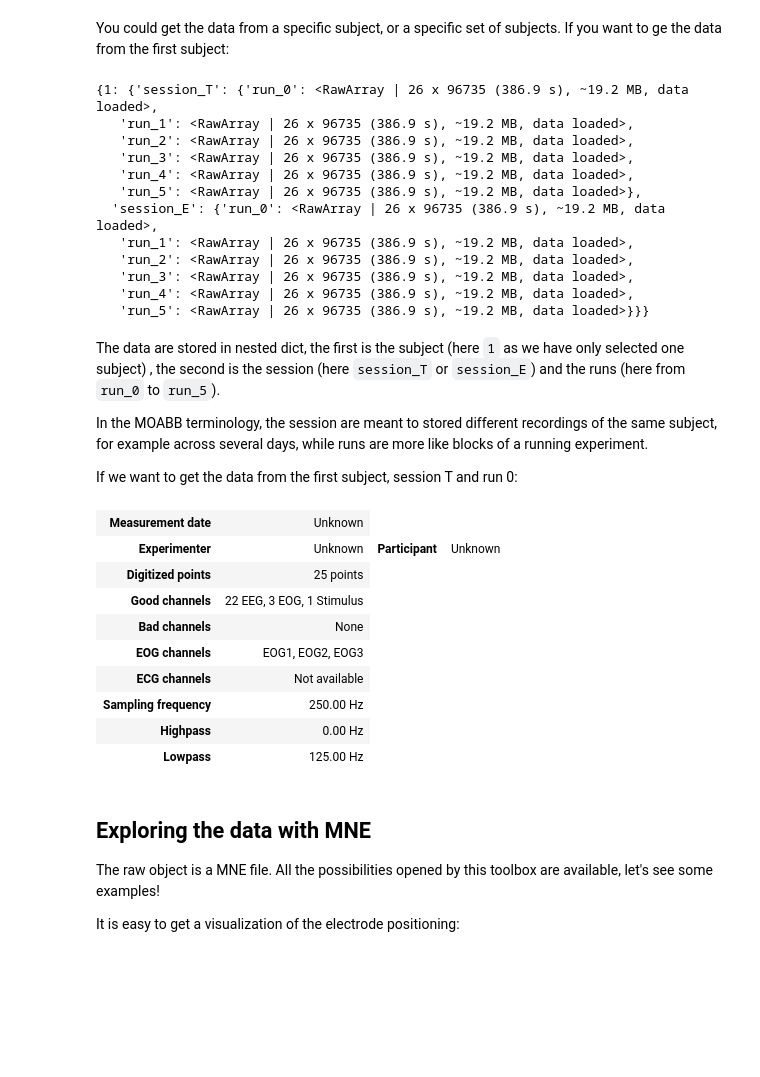
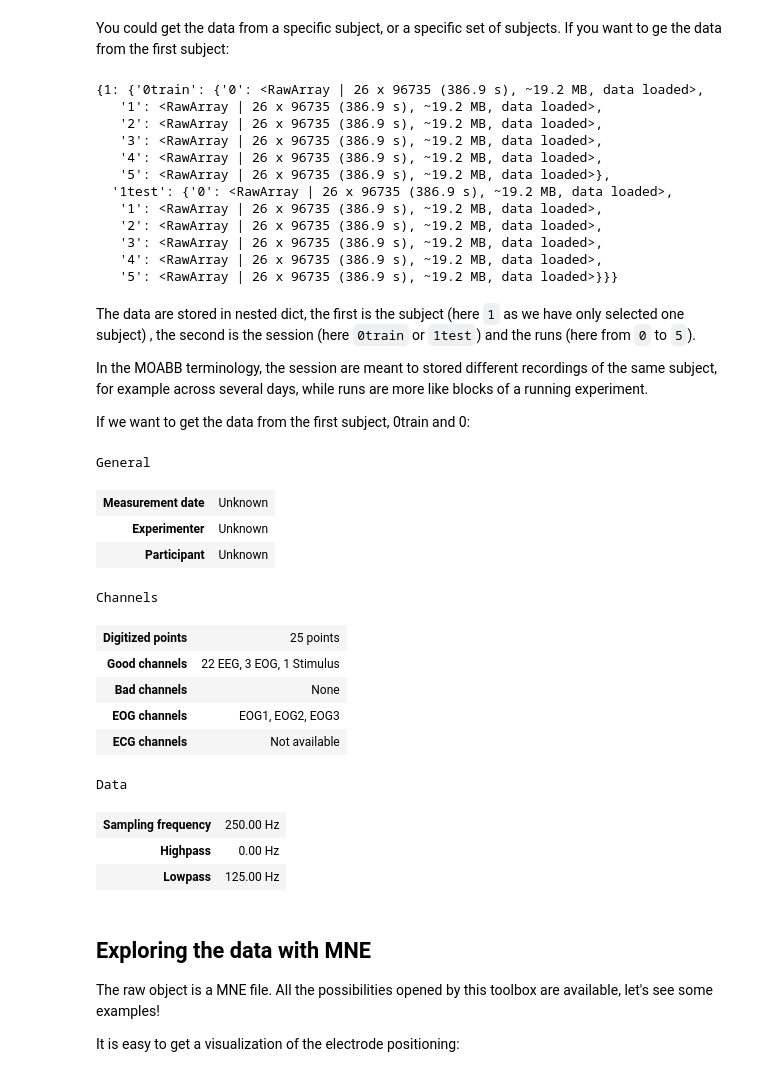
Before and after one commit to sylvchev/moabb_minischool, a Jupyter notebook: notebooks/1_Minischool_Discovering_MOABB.ipynb, the cells around one changed output. Cells and saved outputs as stored; diff of their text form; code cells hidden in the pictures; blank space fills up the shorter version.

```diff
--- a/notebooks/1_Minischool_Discovering_MOABB.ipynb
+++ b/notebooks/1_Minischool_Discovering_MOABB.ipynb
@@ -9,8 +9,8 @@ Please make sure you have verified your installation with the notebook `0_Minisc
 
 We will use the dataset 2a from BCI Competition IV as an example here. You could explicitely download the dataset with the following code.
 # %%
-from moabb.datasets import BNCI2014001
+from moabb.datasets import BNCI2014_001
 
-dataset = BNCI2014001()
+dataset = BNCI2014_001()
 dataset.download()
 # %% [output]
@@ -38,40 +38,44 @@ subj = 1
 data = dataset.get_data(subjects=[subj])
 data
 # %% [output]
-{1: {'session_T': {'run_0': <RawArray | 26 x 96735 (386.9 s), ~19.2 MB, data loaded>,
-   'run_1': <RawArray | 26 x 96735 (386.9 s), ~19.2 MB, data loaded>,
-   'run_2': <RawArray | 26 x 96735 (386.9 s), ~19.2 MB, data loaded>,
-   'run_3': <RawArray | 26 x 96735 (386.9 s), ~19.2 MB, data loaded>,
-   'run_4': <RawArray | 26 x 96735 (386.9 s), ~19.2 MB, data loaded>,
-   'run_5': <RawArray | 26 x 96735 (386.9 s), ~19.2 MB, data loaded>},
-  'session_E': {'run_0': <RawArray | 26 x 96735 (386.9 s), ~19.2 MB, data loaded>,
-   'run_1': <RawArray | 26 x 96735 (386.9 s), ~19.2 MB, data loaded>,
-   'run_2': <RawArray | 26 x 96735 (386.9 s), ~19.2 MB, data loaded>,
-   'run_3': <RawArray | 26 x 96735 (386.9 s), ~19.2 MB, data loaded>,
-   'run_4': <RawArray | 26 x 96735 (386.9 s), ~19.2 MB, data loaded>,
-   'run_5': <RawArray | 26 x 96735 (386.9 s), ~19.2 MB, data loaded>}}}
+{1: {'0train': {'0': <RawArray | 26 x 96735 (386.9 s), ~19.2 MB, data loaded>,
+   '1': <RawArray | 26 x 96735 (386.9 s), ~19.2 MB, data loaded>,
+   '2': <RawArray | 26 x 96735 (386.9 s), ~19.2 MB, data loaded>,
+   '3': <RawArray | 26 x 96735 (386.9 s), ~19.2 MB, data loaded>,
+   '4': <RawArray | 26 x 96735 (386.9 s), ~19.2 MB, data loaded>,
+   '5': <RawArray | 26 x 96735 (386.9 s), ~19.2 MB, data loaded>},
+  '1test': {'0': <RawArray | 26 x 96735 (386.9 s), ~19.2 MB, data loaded>,
+   '1': <RawArray | 26 x 96735 (386.9 s), ~19.2 MB, data loaded>,
+   '2': <RawArray | 26 x 96735 (386.9 s), ~19.2 MB, data loaded>,
+   '3': <RawArray | 26 x 96735 (386.9 s), ~19.2 MB, data loaded>,
+   '4': <RawArray | 26 x 96735 (386.9 s), ~19.2 MB, data loaded>,
+   '5': <RawArray | 26 x 96735 (386.9 s), ~19.2 MB, data loaded>}}}
 # %% [markdown]
-The data are stored in nested dict, the first is the subject (here `1` as we have only selected one subject) , the second is the session (here `session_T` or `session_E`) and the runs (here from `run_0` to `run_5`).
+The data are stored in nested dict, the first is the subject (here `1` as we have only selected one subject) , the second is the session (here `0train` or `1test`) and the runs (here from `0` to `5`).
 
 In the MOABB terminology, the session are meant to stored different recordings of the same subject, for example across several days, while runs are more like blocks of a running experiment.
 
-If we want to get the data from the first subject, session T and run 0:
+If we want to get the data from the first subject, 0train and 0:
 # %%
-subject, session, run = 1, "session_T", "run_0"
+subject, session, run = 1, "0train", "0"
 raw = data[subject][session][run]
 
 raw.info
 # %% [output]
+General
 | Measurement date | Unknown |
-| Experimenter | Unknown | Participant | Unknown |
-| Digitized points | 25 points |
-| Good channels | 22 EEG, 3 EOG, 1 Stimulus |
-| Bad channels | None |
-| EOG channels | EOG1, EOG2, EOG3 |
-| ECG channels | Not available |
-| Sampling frequency | 250.00 Hz |
-| Highpass | 0.00 Hz |
-| Lowpass | 125.00 Hz |
+| Experimenter | Unknown |
+| Participant | Unknown |
+Channels
+| Digitized points | 25 points |
+| Good channels | 22 EEG, 3 EOG, 1 Stimulus |
+| Bad channels | None |
+| EOG channels | EOG1, EOG2, EOG3 |
+| ECG channels | Not available |
+Data
+| Sampling frequency | 250.00 Hz |
+| Highpass | 0.00 Hz |
+| Lowpass | 125.00 Hz |
 # %% [markdown]
 ## Exploring the data with MNE
 
```
Also changed, not shown: parts of 7 cells of this notebook, 4 other files.
